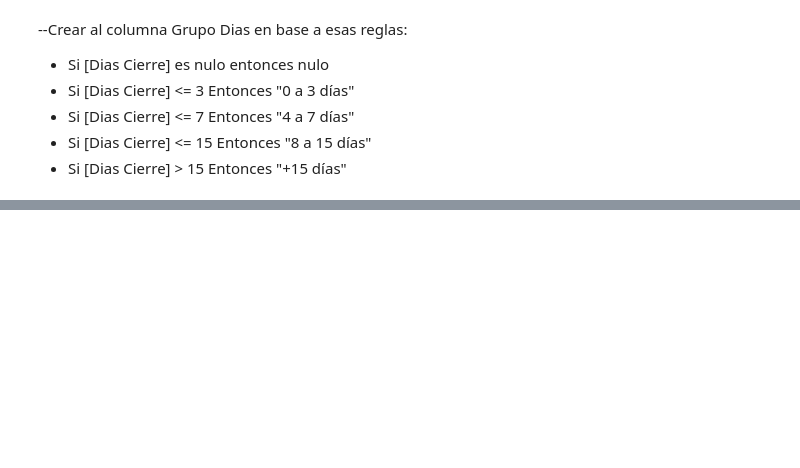
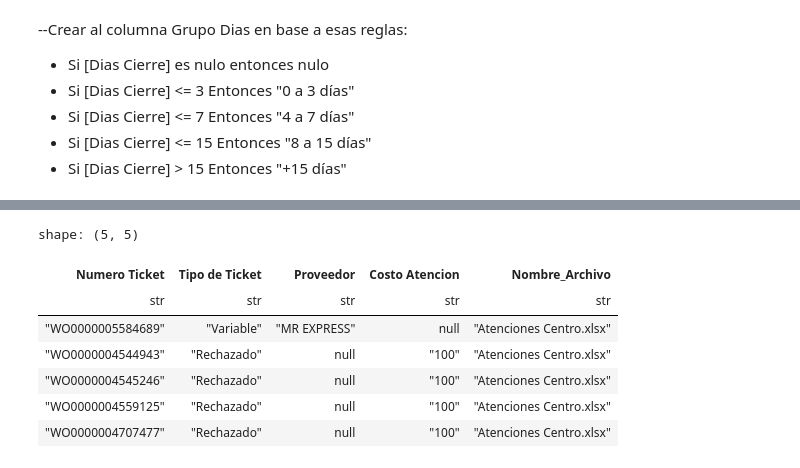
Before and after one commit to dayworldx/Gestion-Atenciones, a Jupyter notebook: ETL_Entregable1.ipynb, the cells around one changed output, grey strips where cells are left out. Saved outputs shown, nothing was run; the diff lists cells and outputs as text; code cells hidden in the pictures; blank space fills up the shorter version.

Commit message:
Lectura y Transformacion de Base Atenciones

```diff
--- a/ETL_Entregable1.ipynb
+++ b/ETL_Entregable1.ipynb
@@ -171,0 +178,29 @@ shape: (5, 11)
+# %%
+rutaCarpeta = Path('./Atenciones/')
+archivos = list(rutaCarpeta.glob('*.xlsx'))
+
+Atenciones = pl.DataFrame()
+for archivo in archivos:
+    file = archivo.name
+    filepath = f'./Atenciones/{file}'
+
+    data = pl.read_excel(
+    source = filepath,
+    sheet_name = 'Hoja1',
+    engine = 'xlsx2csv',
+    read_options = {
+        'infer_schema_length':0,
+        'columns':['Numero Ticket', 'Tipo de Ticket', 'Proveedor', 'Costo Atencion']
+    })
+    data = data.with_columns(pl.lit(file).alias('Nombre_Archivo'))
+    Atenciones = pl.concat([Atenciones, data], how='vertical')
+Atenciones.head()
+# %% [output]
+shape: (5, 5)
+| Numero Ticket | Tipo de Ticket | Proveedor | Costo Atencion | Nombre_Archivo |
+| str | str | str | str | str |
+| "WO0000005584689" | "Variable" | "MR EXPRESS" | null | "Atenciones Centro.xlsx" |
+| "WO0000004544943" | "Rechazado" | null | "100" | "Atenciones Centro.xlsx" |
+| "WO0000004545246" | "Rechazado" | null | "100" | "Atenciones Centro.xlsx" |
+| "WO0000004559125" | "Rechazado" | null | "100" | "Atenciones Centro.xlsx" |
+| "WO0000004707477" | "Rechazado" | null | "100" | "Atenciones Centro.xlsx" |
```
Also changed, not shown: parts of 9 cells of this notebook.
